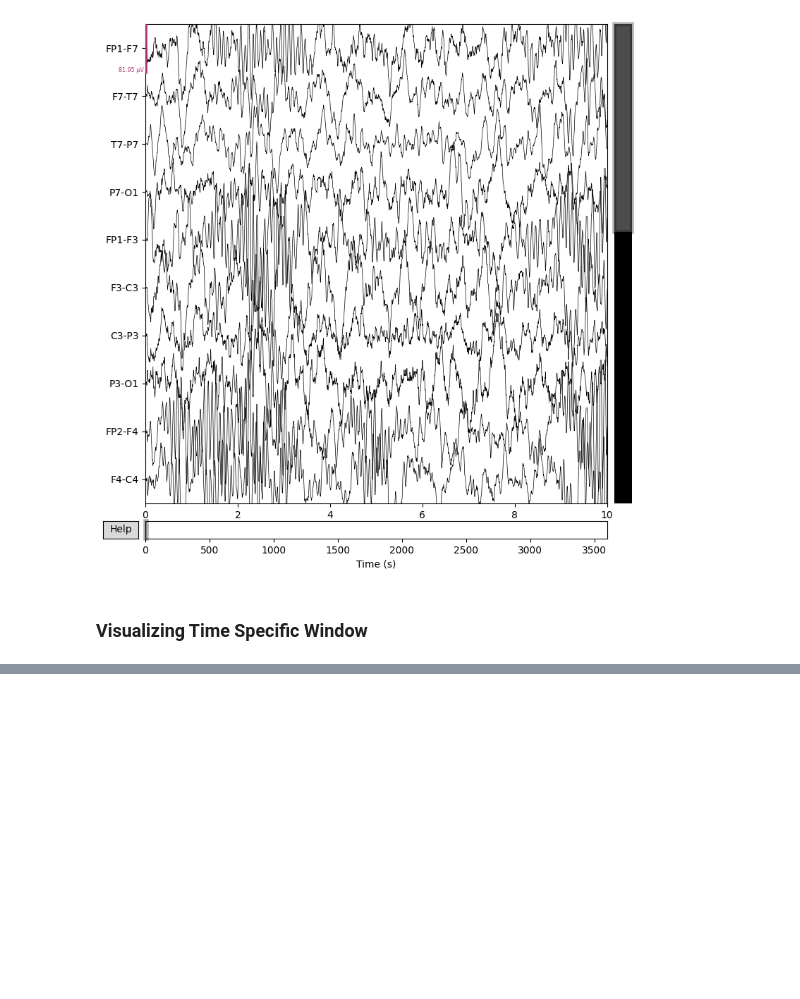
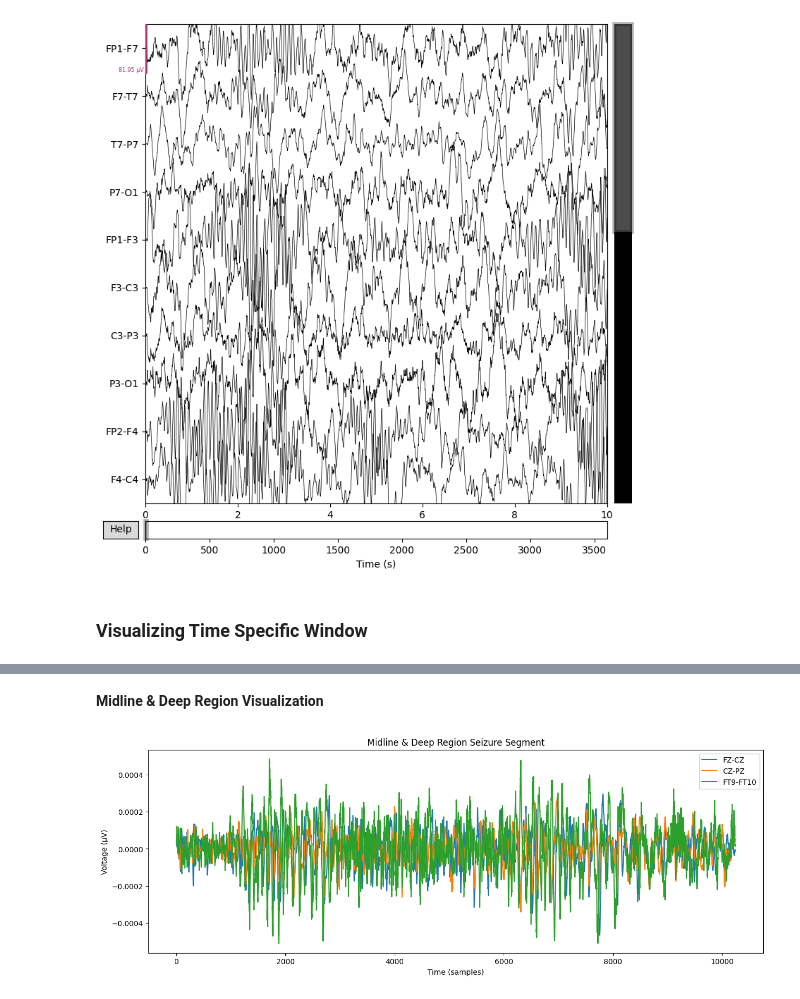
Before and after one commit to PRANIT0605/EEG_Epilepsy_Prediction, a Jupyter notebook: notebooks/patient_data.ipynb, the cells around one changed output, grey strips where cells are left out. Cells and saved outputs as stored; diff of their text form; code cells hidden in the pictures; blank space fills up the shorter version.

```diff
--- a/notebooks/patient_data.ipynb
+++ b/notebooks/patient_data.ipynb
@@ -55,0 +180,11 @@ Reading 0 ... 921599  =      0.000 ...  3599.996 secs...
+# %% [markdown]
+**Midline & Deep Region Visualization**
+# %%
+import matplotlib.pyplot as plt
+
+df[['FZ-CZ','CZ-PZ','FT9-FT10']].plot(figsize=(15, 5), title='Midline & Deep Region Seizure Segment')
+plt.xlabel("Time (samples)")
+plt.ylabel("Voltage (µV)")
+plt.show()
+# %% [output]
+[figure, added]
```
Also changed, not shown: parts of 18 cells of this notebook, 5 other files.
